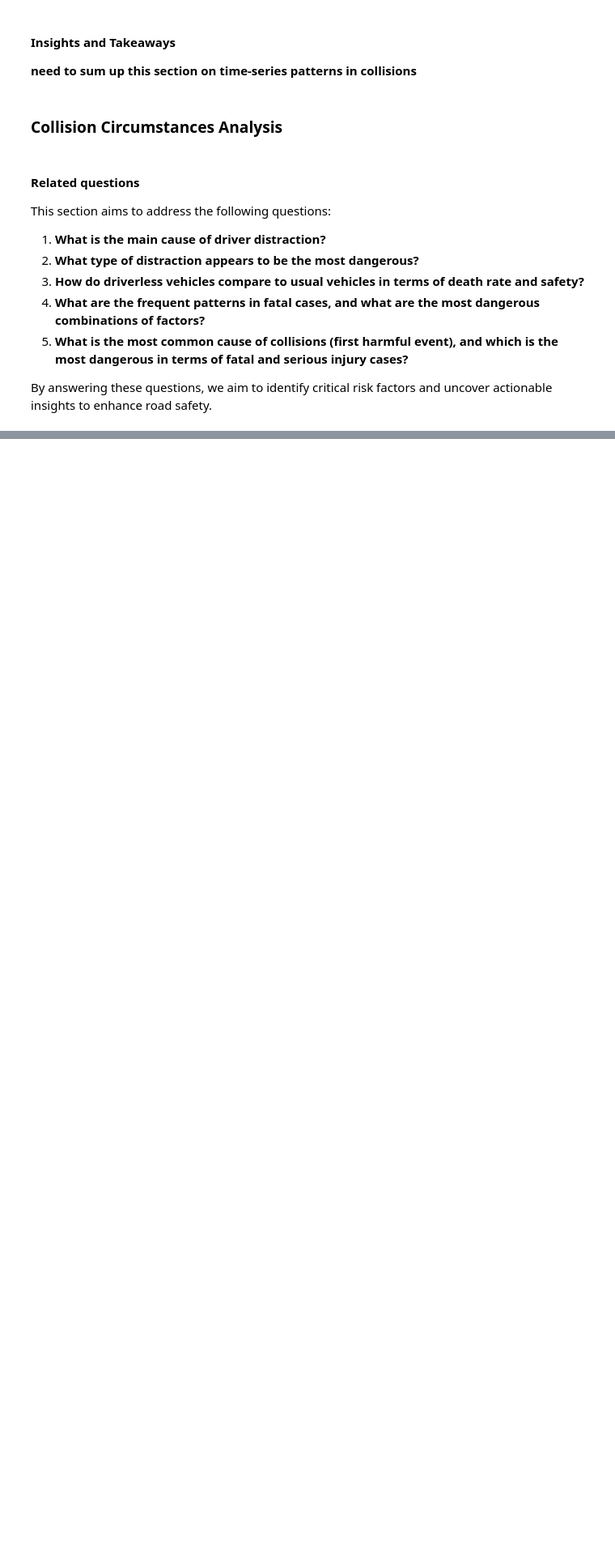
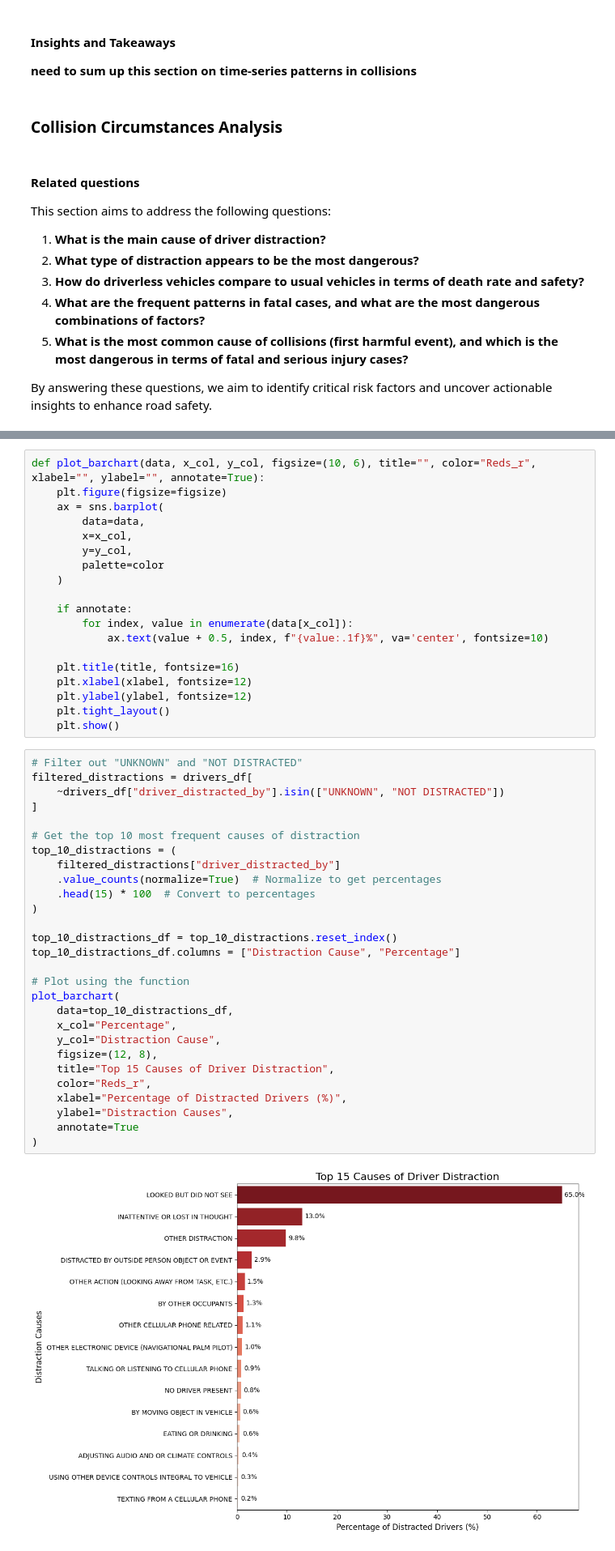
Before and after one commit to stanislavlia/collisions_analysis_dtsa5506, a Jupyter notebook: analysis.ipynb, the cells around one changed output, grey strips where cells are left out. Shown at 81% size. Drawn from its saved outputs; the diff is of its cells as text; blank space fills up the shorter version.

```diff
--- a/analysis.ipynb
+++ b/analysis.ipynb
@@ -1025,0 +1111,49 @@ By answering these questions, we aim to identify critical risk factors and uncov
+# %%
+def plot_barchart(data, x_col, y_col, figsize=(10, 6), title="", color="Reds_r", xlabel="", ylabel="", annotate=True):
+    plt.figure(figsize=figsize)
+    ax = sns.barplot(
+        data=data,
+        x=x_col,
+        y=y_col,
+        palette=color
+    )
+
+    if annotate:
+        for index, value in enumerate(data[x_col]):
+            ax.text(value + 0.5, index, f"{value:.1f}%", va='center', fontsize=10)
+
+    plt.title(title, fontsize=16)
+    plt.xlabel(xlabel, fontsize=12)
+    plt.ylabel(ylabel, fontsize=12)
+    plt.tight_layout()
+    plt.show()
+# %%
+# Filter out "UNKNOWN" and "NOT DISTRACTED"
+filtered_distractions = drivers_df[
+    ~drivers_df["driver_distracted_by"].isin(["UNKNOWN", "NOT DISTRACTED"])
+]
+
+# Get the top 10 most frequent causes of distraction
+top_10_distractions = (
+    filtered_distractions["driver_distracted_by"]
+    .value_counts(normalize=True)  # Normalize to get percentages
+    .head(15) * 100  # Convert to percentages
+)
+
+top_10_distractions_df = top_10_distractions.reset_index()
+top_10_distractions_df.columns = ["Distraction Cause", "Percentage"]
+
+# Plot using the function
+plot_barchart(
+    data=top_10_distractions_df,
+    x_col="Percentage",
+    y_col="Distraction Cause",
+    figsize=(12, 8),
+    title="Top 15 Causes of Driver Distraction",
+    color="Reds_r",
+    xlabel="Percentage of Distracted Drivers (%)",
+    ylabel="Distraction Causes",
+    annotate=True
+)
+# %% [output]
+[figure, added]
```
Also changed, not shown: parts of 10 cells of this notebook.
